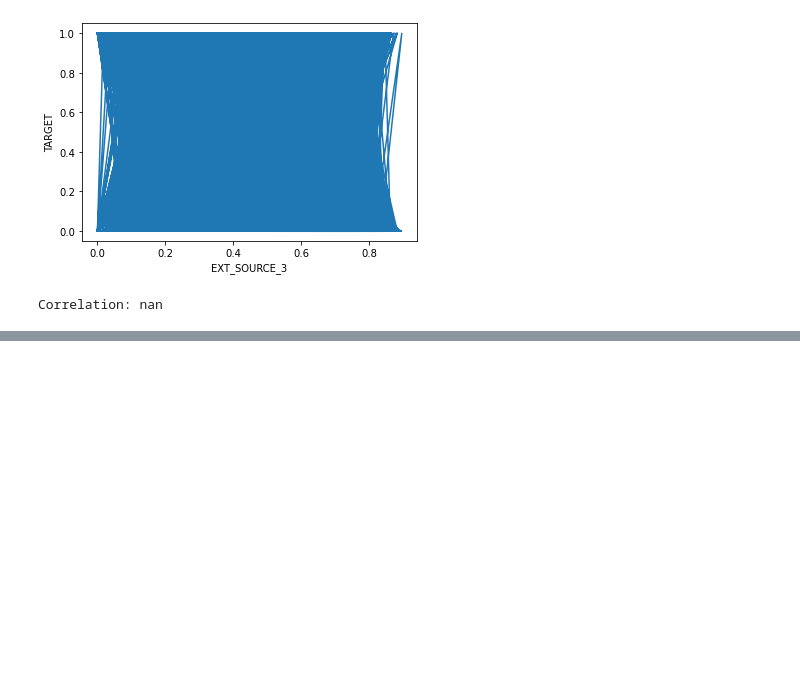
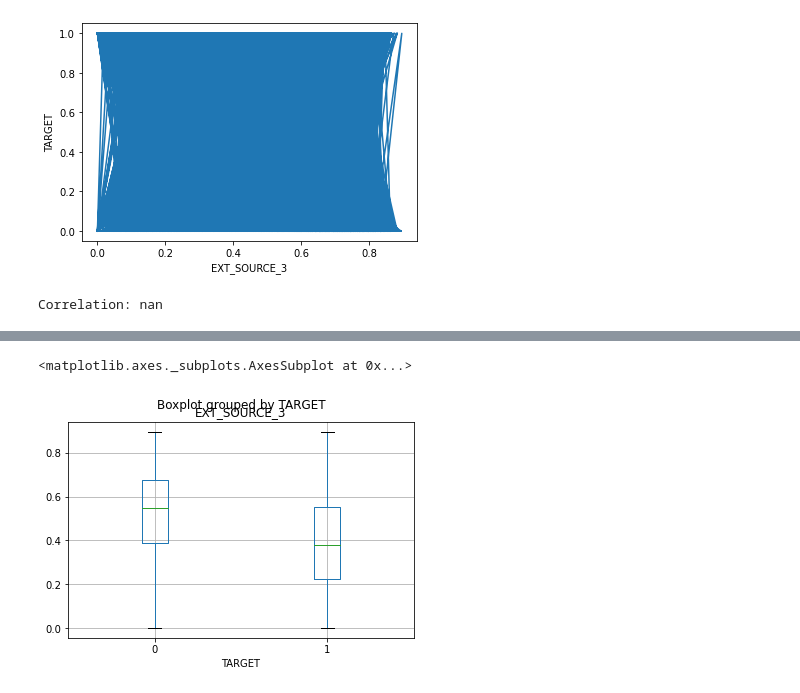
Before and after one commit to riven8567/5nd-ML100Days, a Jupyter notebook: Day_015_HW.ipynb, the cells around one changed output, grey strips where cells are left out. Drawn from its saved outputs; the diff is of its cells as text; code cells hidden in the pictures; blank space fills up the shorter version.

```diff
--- a/Day_015_HW.ipynb
+++ b/Day_015_HW.ipynb
@@ -110,0 +116,5 @@ Correlation: nan
+# %%
+app_train.boxplot(by='TARGET', column='EXT_SOURCE_3')
+# %% [output]
+<matplotlib.axes._subplots.AxesSubplot at 0x...>
+[figure, added]
```
Also changed, not shown: parts of 1 cell of this notebook.
